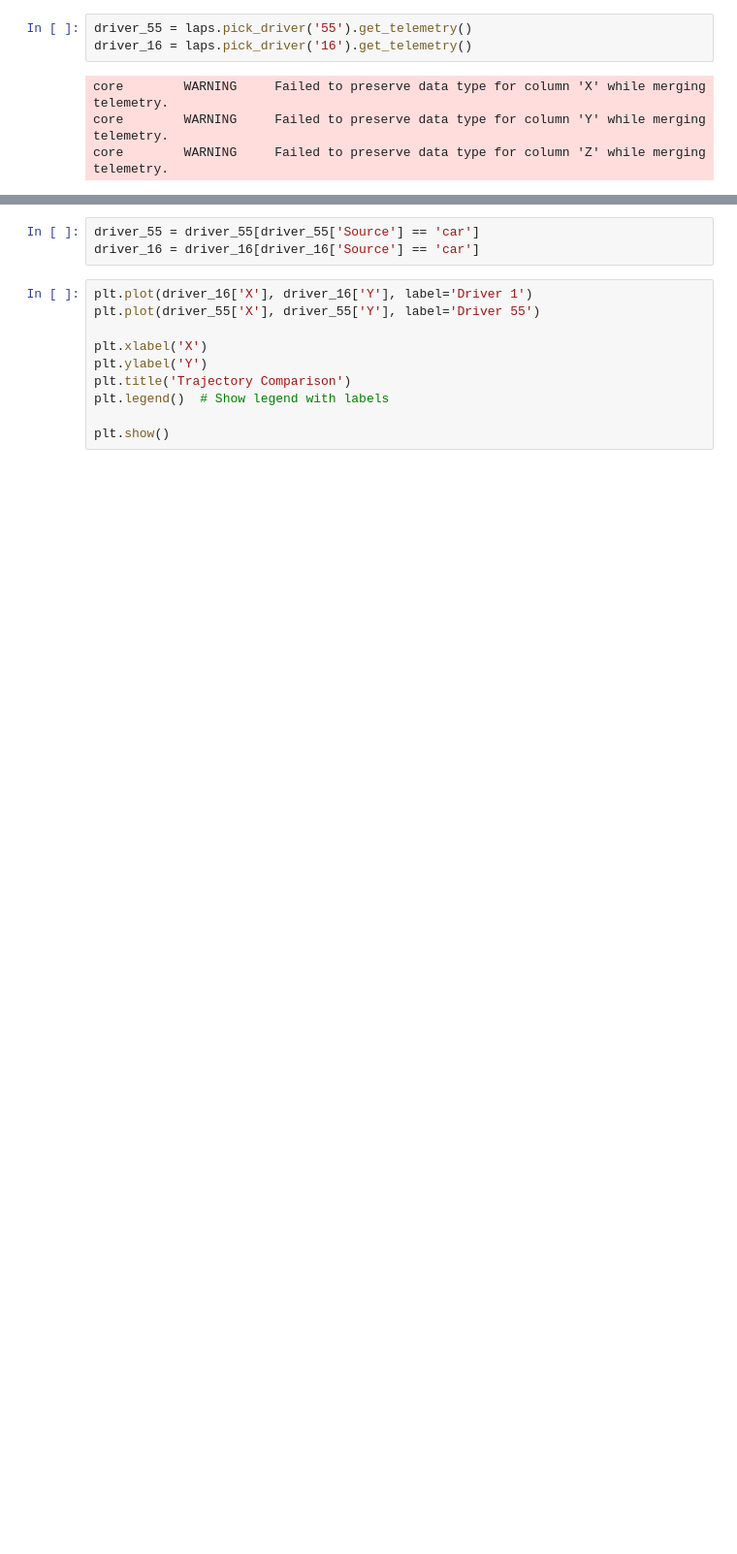
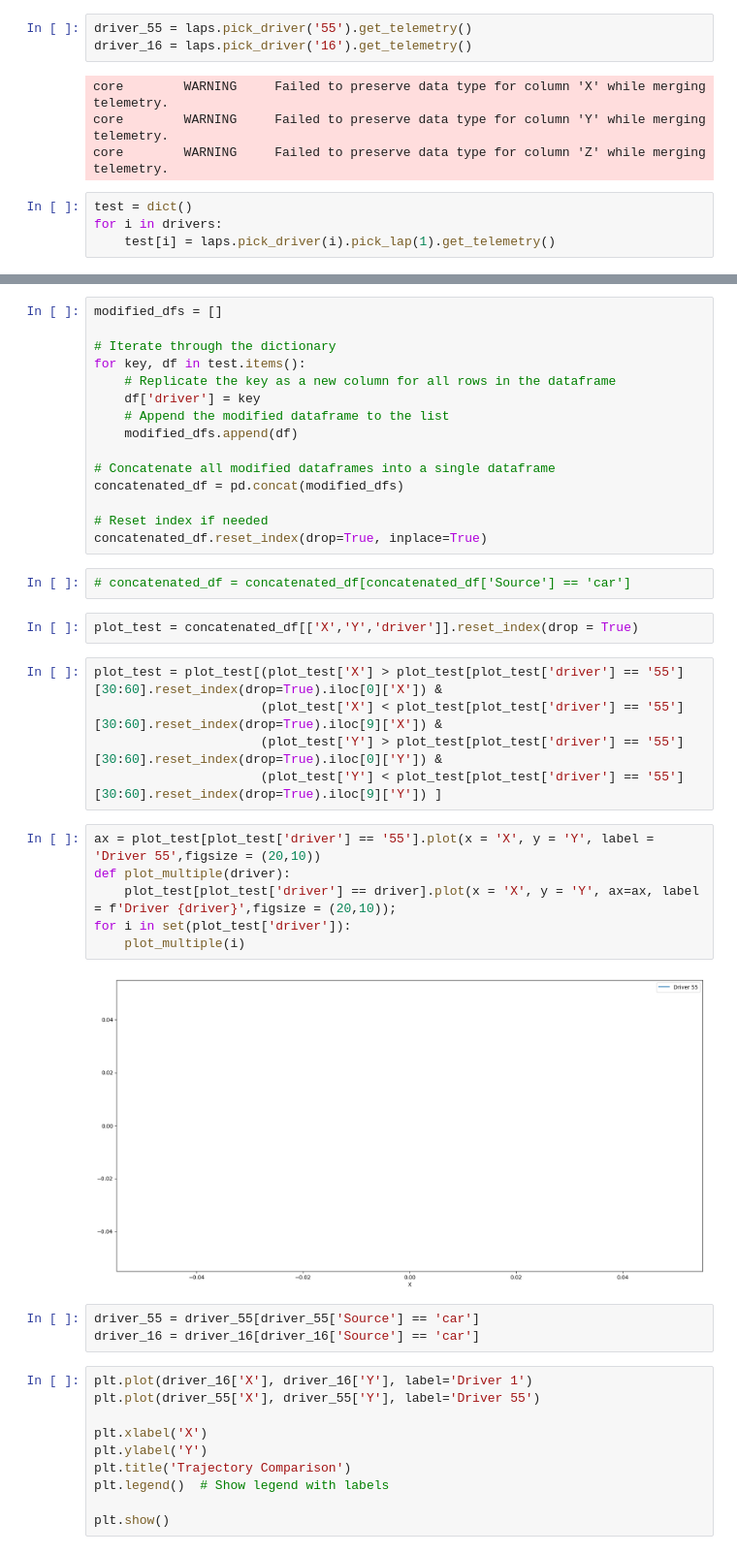
Before and after one commit to MScDS2023/GDS2024-project, a Jupyter notebook: notebook.ipynb, the cells around one changed output, grey strips where cells are left out. Shown: that part at 97% size. Saved outputs shown, nothing was run; the diff lists cells and outputs as text; blank space fills up the shorter version.

```diff
--- a/notebook.ipynb
+++ b/notebook.ipynb
@@ -105,3 +73,7 @@ driver_16 = laps.pick_driver('16').get_telemetry()
 core        WARNING     Failed to preserve data type for column 'X' while merging telemetry.
 core        WARNING     Failed to preserve data type for column 'Y' while merging telemetry.
 core        WARNING     Failed to preserve data type for column 'Z' while merging telemetry.
+# %%
+test = dict()
+for i in drivers:
+    test[i] = laps.pick_driver(i).pick_lap(1).get_telemetry()
@@ -108,3 +98,35 @@ core        WARNING     Failed to preserve data type for column 'Z' while mergin
+# %%
+modified_dfs = []
+
+# Iterate through the dictionary
+for key, df in test.items():
+    # Replicate the key as a new column for all rows in the dataframe
+    df['driver'] = key
+    # Append the modified dataframe to the list
+    modified_dfs.append(df)
+
+# Concatenate all modified dataframes into a single dataframe
+concatenated_df = pd.concat(modified_dfs)
+
+# Reset index if needed
+concatenated_df.reset_index(drop=True, inplace=True)
+# %%
+# concatenated_df = concatenated_df[concatenated_df['Source'] == 'car']
+# %%
+plot_test = concatenated_df[['X','Y','driver']].reset_index(drop = True)
+# %%
+plot_test = plot_test[(plot_test['X'] > plot_test[plot_test['driver'] == '55'][30:60].reset_index(drop=True).iloc[0]['X']) &
+                      (plot_test['X'] < plot_test[plot_test['driver'] == '55'][30:60].reset_index(drop=True).iloc[9]['X']) &
+                      (plot_test['Y'] > plot_test[plot_test['driver'] == '55'][30:60].reset_index(drop=True).iloc[0]['Y']) &
+                      (plot_test['Y'] < plot_test[plot_test['driver'] == '55'][30:60].reset_index(drop=True).iloc[9]['Y']) ]
+# %%
+ax = plot_test[plot_test['driver'] == '55'].plot(x = 'X', y = 'Y', label = 'Driver 55',figsize = (20,10))
+def plot_multiple(driver):
+    plot_test[plot_test['driver'] == driver].plot(x = 'X', y = 'Y', ax=ax, label = f'Driver {driver}',figsize = (20,10));
+for i in set(plot_test['driver']):
+    plot_multiple(i)
+# %% [output]
+[figure, added]
 # %%
 driver_55 = driver_55[driver_55['Source'] == 'car']
 driver_16 = driver_16[driver_16['Source'] == 'car']
```
Also changed, not shown: parts of 14 cells of this notebook, 4 other files.
